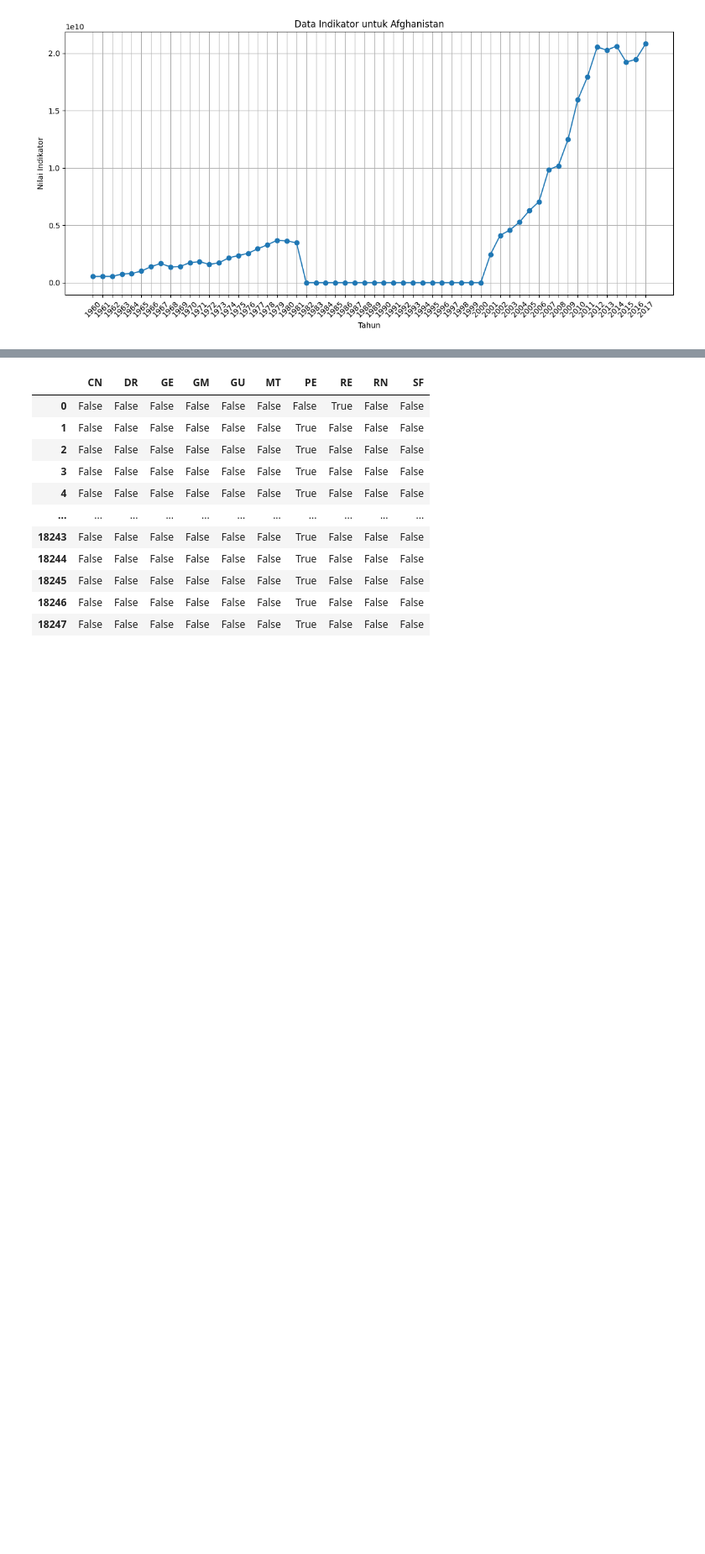
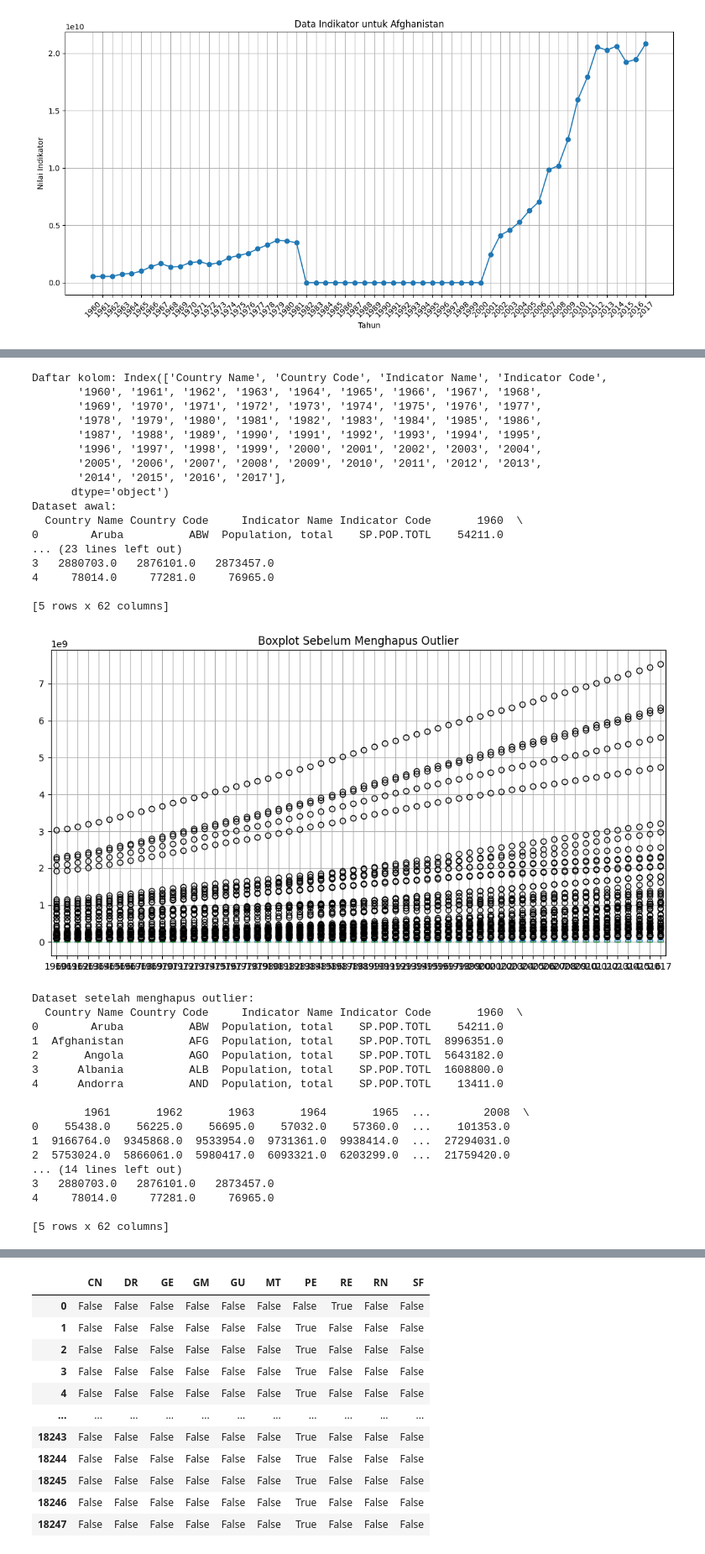
Before and after one commit to tifanafarr/TifanaFarisaKarima_DE_MiniProject, a Jupyter notebook: etl.ipynb, the cells around one changed output, grey strips where cells are left out. Shown at 84% size. Cells and saved outputs as stored; diff of their text form; code cells hidden in the pictures; blank space fills up the shorter version.

```diff
--- a/etl.ipynb
+++ b/etl.ipynb
@@ -884,0 +883,79 @@ plt.show()
+# %%
+# Baca file CSV
+population_csv = pd.read_csv("DataClean/population_data_clean.csv")
+
+# Periksa daftar kolom
+print("Daftar kolom:", population_csv.columns)
+
+# Tampilkan dataset awal
+print("Dataset awal:")
+print(population_csv.head())
+
+# Tampilkan boxplot sebelum menghapus outlier
+plt.figure(figsize=(12, 6))
+population_csv.boxplot()
+plt.title("Boxplot Sebelum Menghapus Outlier")
+plt.show()
+
+# Hapus outlier berdasarkan IQR
+def remove_outliers_iqr(df, columns):
+    for col in columns:
+        q1 = df[col].quantile(0.25)
+        q3 = df[col].quantile(0.75)
+        iqr = q3 - q1
+        lower_bound = q1 - 1.5 * iqr
+        upper_bound = q3 + 1.5 * iqr
+        df = df[(df[col] >= lower_bound) & (df[col] <= upper_bound)]
+    return df
+
+# Tentukan kolom yang akan diperiksa outliernya
+columns_to_check = [col for col in population_csv.columns if col in ['population', 'area']]
+
+# Hapus outlier
+population_csv_cleaned = remove_outliers_iqr(population_csv, columns_to_check)
+
+# Tampilkan dataset setelah menghapus outlier
+print("\nDataset setelah menghapus outlier:")
+print(population_csv_cleaned.head())
+
+# Tampilkan boxplot setelah menghapus outlier
+plt.figure(figsize=(12, 6))
+population_csv_cleaned.boxplot()
+plt.title("Boxplot Setelah Menghapus Outlier")
+plt.show()
+# %% [output]
+Daftar kolom: Index(['Country Name', 'Country Code', 'Indicator Name', 'Indicator Code',
+       '1960', '1961', '1962', '1963', '1964', '1965', '1966', '1967', '1968',
+       '1969', '1970', '1971', '1972', '1973', '1974', '1975', '1976', '1977',
+       '1978', '1979', '1980', '1981', '1982', '1983', '1984', '1985', '1986',
+       '1987', '1988', '1989', '1990', '1991', '1992', '1993', '1994', '1995',
+       '1996', '1997', '1998', '1999', '2000', '2001', '2002', '2003', '2004',
+       '2005', '2006', '2007', '2008', '2009', '2010', '2011', '2012', '2013',
+       '2014', '2015', '2016', '2017'],
+      dtype='object')
+Dataset awal:
+  Country Name Country Code     Indicator Name Indicator Code       1960  \
+0        Aruba          ABW  Population, total    SP.POP.TOTL    54211.0
+... (23 lines left out)
+3   2880703.0   2876101.0   2873457.0
+4     78014.0     77281.0     76965.0
+
+[5 rows x 62 columns]
+[figure, added]
+Dataset setelah menghapus outlier:
+  Country Name Country Code     Indicator Name Indicator Code       1960  \
+0        Aruba          ABW  Population, total    SP.POP.TOTL    54211.0
+1  Afghanistan          AFG  Population, total    SP.POP.TOTL  8996351.0
+2       Angola          AGO  Population, total    SP.POP.TOTL  5643182.0
+3      Albania          ALB  Population, total    SP.POP.TOTL  1608800.0
+4      Andorra          AND  Population, total    SP.POP.TOTL    13411.0
+
+        1961       1962       1963       1964       1965  ...        2008  \
+0    55438.0    56225.0    56695.0    57032.0    57360.0  ...    101353.0
+1  9166764.0  9345868.0  9533954.0  9731361.0  9938414.0  ...  27294031.0
+2  5753024.0  5866061.0  5980417.0  6093321.0  6203299.0  ...  21759420.0
+... (14 lines left out)
+3   2880703.0   2876101.0   2873457.0
+4     78014.0     77281.0     76965.0
+
+[5 rows x 62 columns]
```
Also changed, not shown: parts of 31 cells of this notebook, 5 other files.
